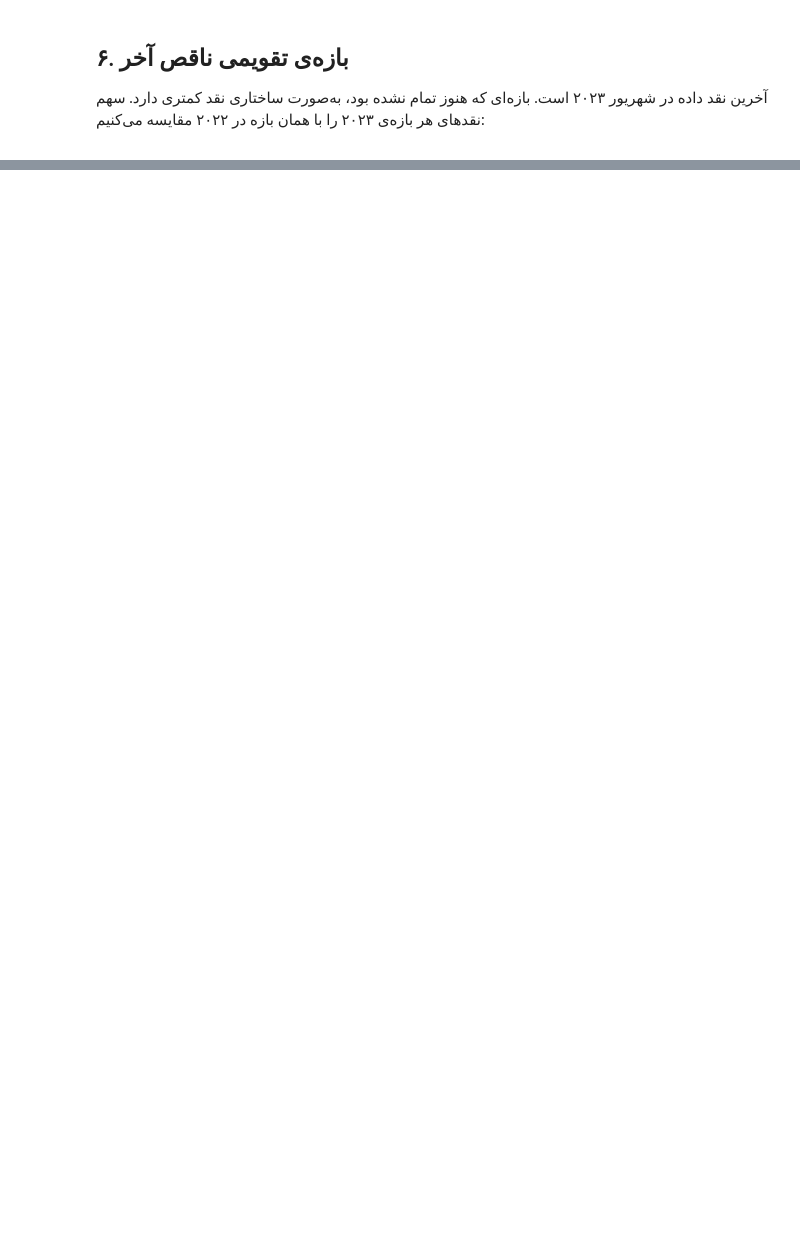
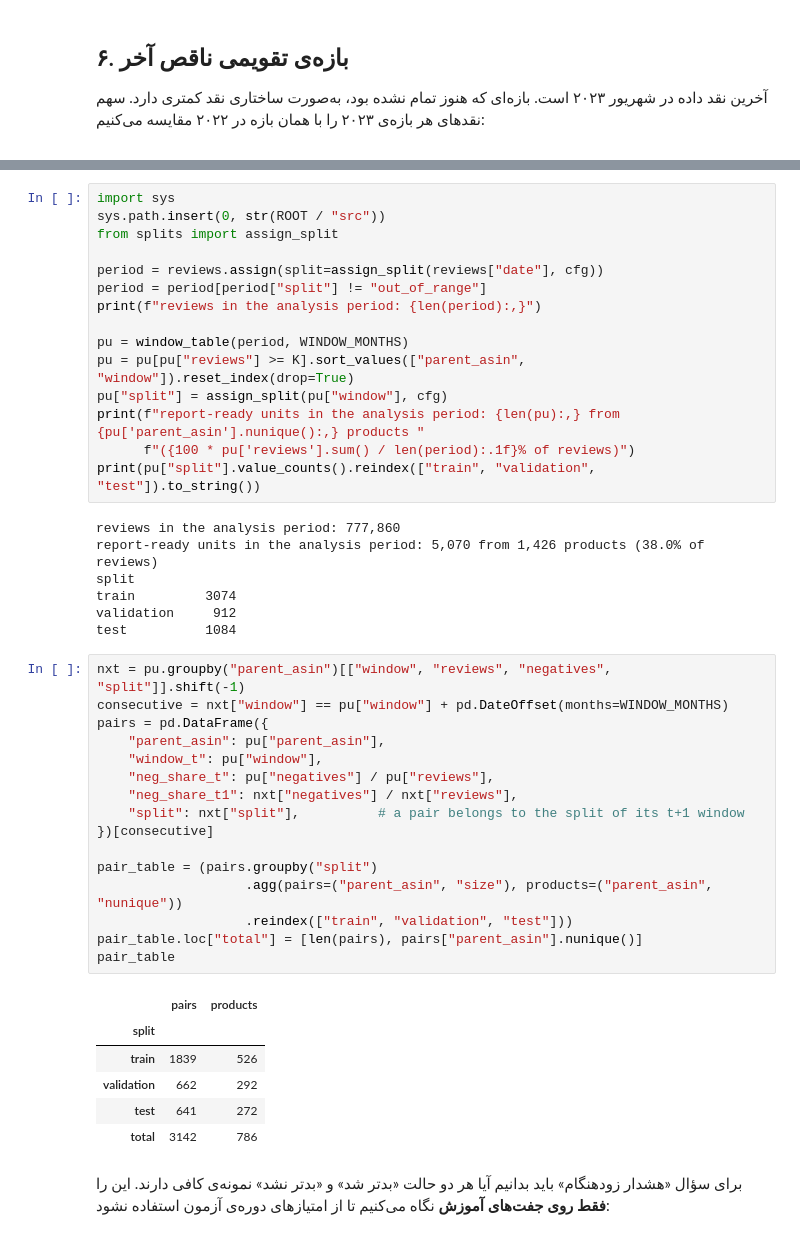
Before and after one commit to RealMdyz/DataAnalysis-Project-Fall2026, a Jupyter notebook: notebooks/06_window_feasibility.ipynb, the cells around one changed output, grey strips where cells are left out. Drawn from its saved outputs; the diff is of its cells as text; blank space fills up the shorter version.

```diff
--- a/notebooks/06_window_feasibility.ipynb
+++ b/notebooks/06_window_feasibility.ipynb
@@ -194,0 +260,51 @@ _این بخش را بعد از تصمیم‌گیری با هم می‌نویس
+# %%
+import sys
+sys.path.insert(0, str(ROOT / "src"))
+from splits import assign_split
+
+period = reviews.assign(split=assign_split(reviews["date"], cfg))
+period = period[period["split"] != "out_of_range"]
+print(f"reviews in the analysis period: {len(period):,}")
+
+pu = window_table(period, WINDOW_MONTHS)
+pu = pu[pu["reviews"] >= K].sort_values(["parent_asin", "window"]).reset_index(drop=True)
+pu["split"] = assign_split(pu["window"], cfg)
+print(f"report-ready units in the analysis period: {len(pu):,} from {pu['parent_asin'].nunique():,} products "
+      f"({100 * pu['reviews'].sum() / len(period):.1f}% of reviews)")
+print(pu["split"].value_counts().reindex(["train", "validation", "test"]).to_string())
+# %% [output]
+reviews in the analysis period: 777,860
+report-ready units in the analysis period: 5,070 from 1,426 products (38.0% of reviews)
+split
+train         3074
+validation     912
+test          1084
+# %%
+nxt = pu.groupby("parent_asin")[["window", "reviews", "negatives", "split"]].shift(-1)
+consecutive = nxt["window"] == pu["window"] + pd.DateOffset(months=WINDOW_MONTHS)
+pairs = pd.DataFrame({
+    "parent_asin": pu["parent_asin"],
+    "window_t": pu["window"],
+    "neg_share_t": pu["negatives"] / pu["reviews"],
+    "neg_share_t1": nxt["negatives"] / nxt["reviews"],
+    "split": nxt["split"],          # a pair belongs to the split of its t+1 window
+})[consecutive]
+
+pair_table = (pairs.groupby("split")
+                   .agg(pairs=("parent_asin", "size"), products=("parent_asin", "nunique"))
+                   .reindex(["train", "validation", "test"]))
+pair_table.loc["total"] = [len(pairs), pairs["parent_asin"].nunique()]
+pair_table
+# %% [output]
+|  | pairs | products |
+| split |  |  |
+| train | 1839 | 526 |
+| validation | 662 | 292 |
+| test | 641 | 272 |
+| total | 3142 | 786 |
+# %% [markdown]
+<div dir="rtl">
+
+برای سؤال «هشدار زودهنگام» باید بدانیم آیا هر دو حالت «بدتر شد» و «بدتر نشد» نمونه‌ی کافی دارند. این را **فقط روی جفت‌های آموزش** نگاه می‌کنیم تا از امتیازهای دوره‌ی آزمون استفاده نشود:
+
+</div>
```
Also changed, not shown: parts of 13 cells of this notebook, 2 other files.
